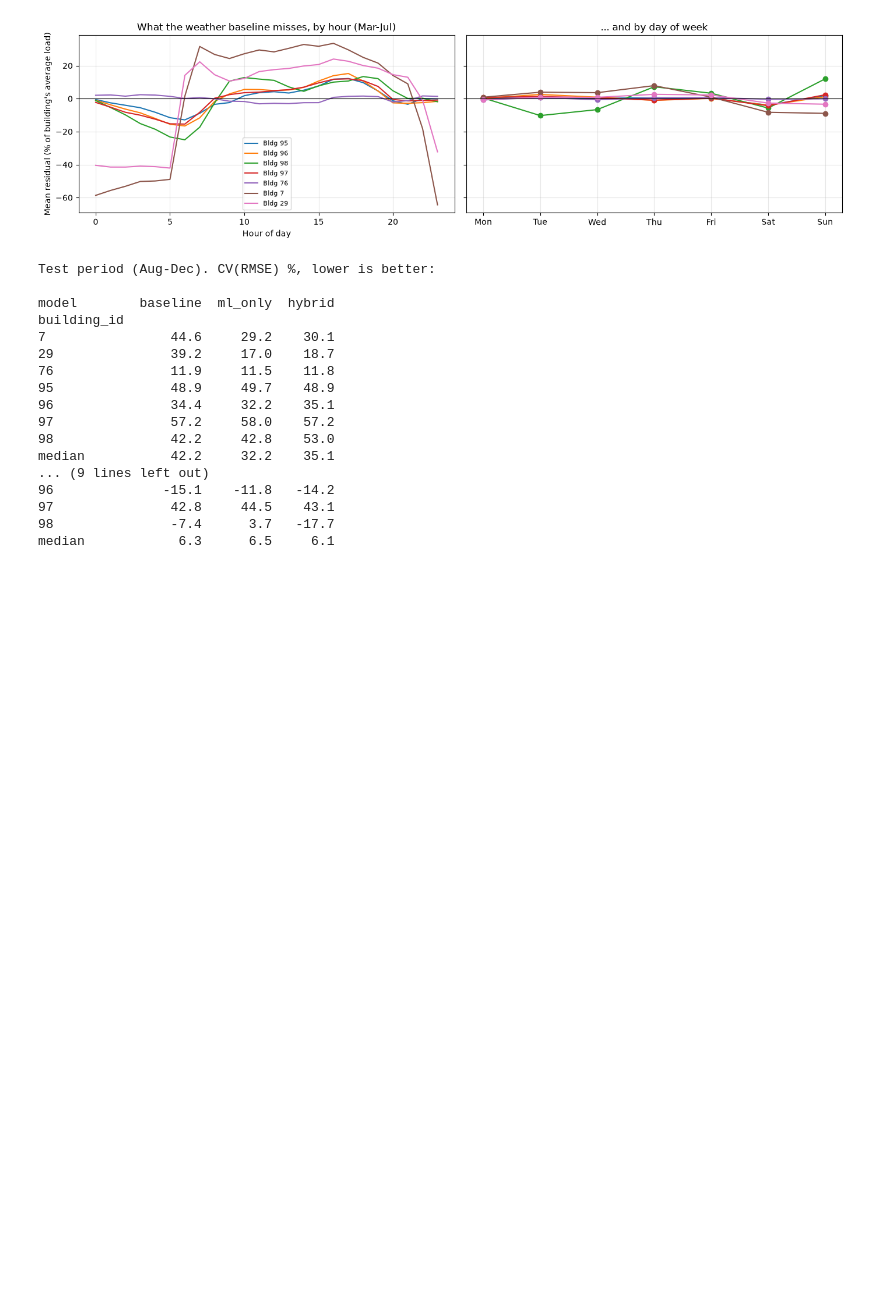
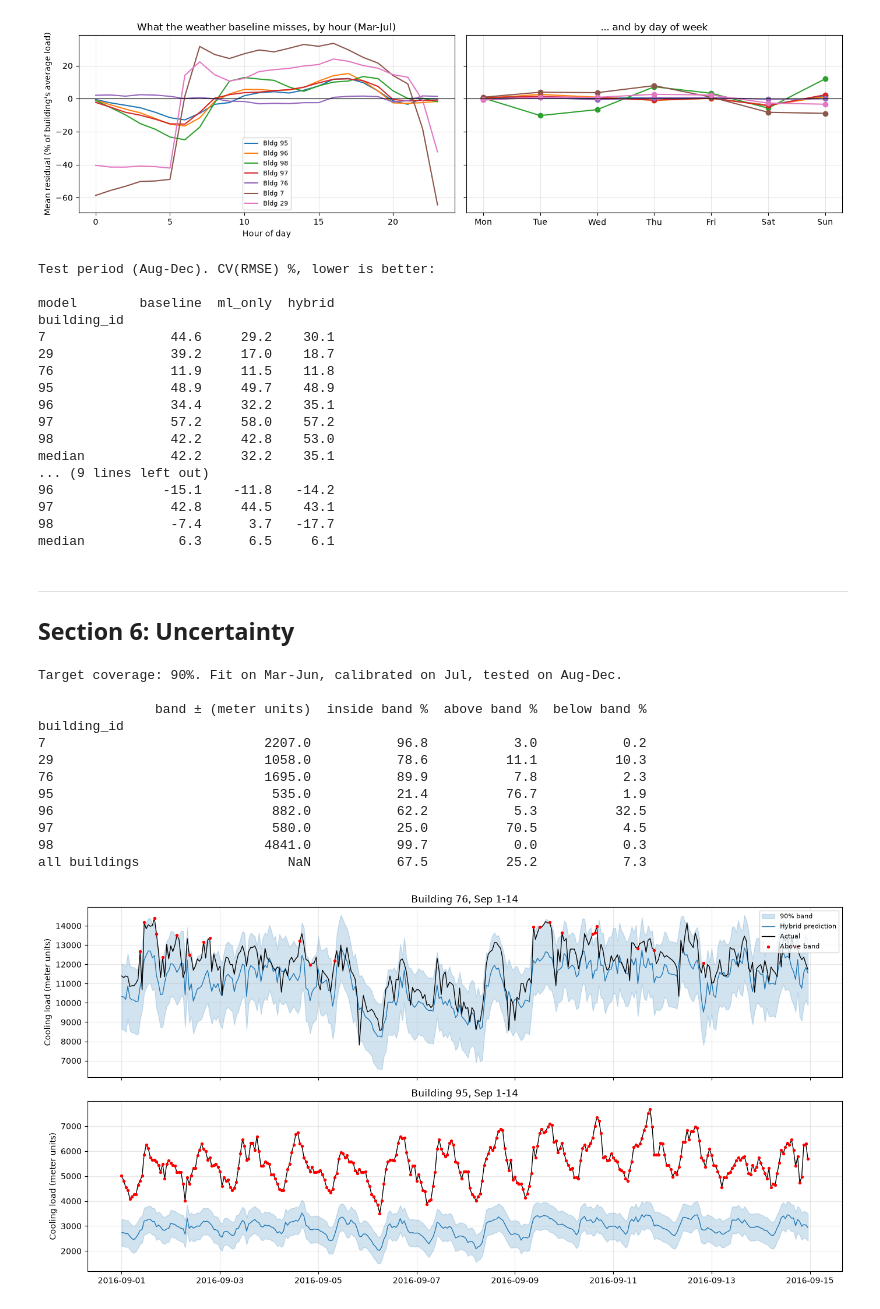
Before and after one commit to Data-Laur/cooling-check, a Jupyter notebook: cooling_check.ipynb, the cells around one changed output. Cells and saved outputs as stored; diff of their text form; code cells hidden in the pictures; blank space fills up the shorter version.

```diff
--- a/cooling_check.ipynb
+++ b/cooling_check.ipynb
@@ -557,3 +557,7 @@ median           42.2     32.2    35.1
 97               42.8     44.5    43.1
 98               -7.4      3.7   -17.7
 median            6.3      6.5     6.1
+# %% [markdown]
+---
+
+## Section 6: Uncertainty
@@ -559,0 +590,53 @@ median            6.3      6.5     6.1
+# %%
+CAL_START = pd.Timestamp('2016-07-01')
+
+fit_part = ok[ok['timestamp'] < CAL_START]
+cal_part = ok[(ok['timestamp'] >= CAL_START) & (ok['timestamp'] < SPLIT_DATE)]
+test_part = ok[ok['timestamp'] >= SPLIT_DATE].copy()
+
+hybrid_fit = fit_hybrid(fit_part)
+halfwidth = conformal_halfwidths(hybrid_fit, cal_part, coverage=0.90)
+
+test_part['pred'] = predict_hybrid(hybrid_fit, test_part)
+test_part['lower'] = test_part['pred'] - test_part['building_id'].map(halfwidth)
+test_part['upper'] = test_part['pred'] + test_part['building_id'].map(halfwidth)
+test_part['inside'] = test_part['meter_reading'].between(test_part['lower'], test_part['upper'])
+test_part['above'] = test_part['meter_reading'] > test_part['upper']
+test_part['below'] = test_part['meter_reading'] < test_part['lower']
+
+coverage_table = test_part.groupby('building_id')[['inside', 'above', 'below']].mean().mul(100).round(1)
+coverage_table.columns = ['inside band %', 'above band %', 'below band %']
+coverage_table.insert(0, 'band ± (meter units)', halfwidth.round(0))
+coverage_table.loc['all buildings'] = [np.nan] + list(test_part[['inside', 'above', 'below']].mean().mul(100).round(1))
+print("Target coverage: 90%. Fit on Mar-Jun, calibrated on Jul, tested on Aug-Dec.\n")
+print(coverage_table)
+
+fig, axes = plt.subplots(2, 1, figsize=(14, 7), sharex=True)
+window = (test_part['timestamp'] >= '2016-09-01') & (test_part['timestamp'] < '2016-09-15')
+for ax, b_id in zip(axes, [76, 95]):
+    w = test_part[window & (test_part['building_id'] == b_id)]
+    ax.fill_between(w['timestamp'], w['lower'], w['upper'], color='tab:blue', alpha=0.2, label='90% band')
+    ax.plot(w['timestamp'], w['pred'], color='tab:blue', lw=1, label='Hybrid prediction')
+    ax.plot(w['timestamp'], w['meter_reading'], color='black', lw=1, label='Actual')
+    ax.scatter(w.loc[w['above'], 'timestamp'], w.loc[w['above'], 'meter_reading'], color='red', s=8, zorder=3, label='Above band')
+    ax.set_title(f'Building {b_id}, Sep 1-14')
+    ax.set_ylabel('Cooling load (meter units)')
+    ax.grid(alpha=0.3)
+axes[0].legend(loc='upper right', fontsize=8)
+plt.tight_layout()
+plt.savefig('figures/prediction_bands_example.png', dpi=120)
+plt.show()
+# %% [output]
+Target coverage: 90%. Fit on Mar-Jun, calibrated on Jul, tested on Aug-Dec.
+
+               band ± (meter units)  inside band %  above band %  below band %
+building_id
+7                            2207.0           96.8           3.0           0.2
+29                           1058.0           78.6          11.1          10.3
+76                           1695.0           89.9           7.8           2.3
+95                            535.0           21.4          76.7           1.9
+96                            882.0           62.2           5.3          32.5
+97                            580.0           25.0          70.5           4.5
+98                           4841.0           99.7           0.0           0.3
+all buildings                   NaN           67.5          25.2           7.3
+[figure, added]
```
Also changed, not shown: parts of 1 cell of this notebook, 1 other file.
